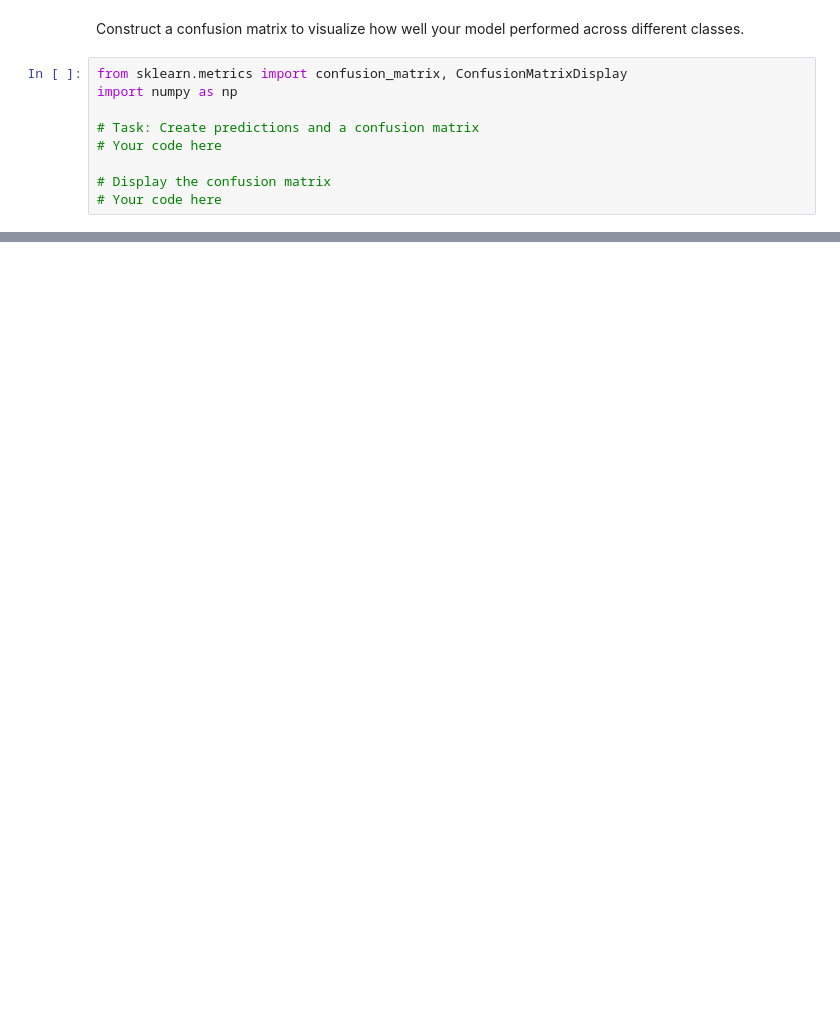
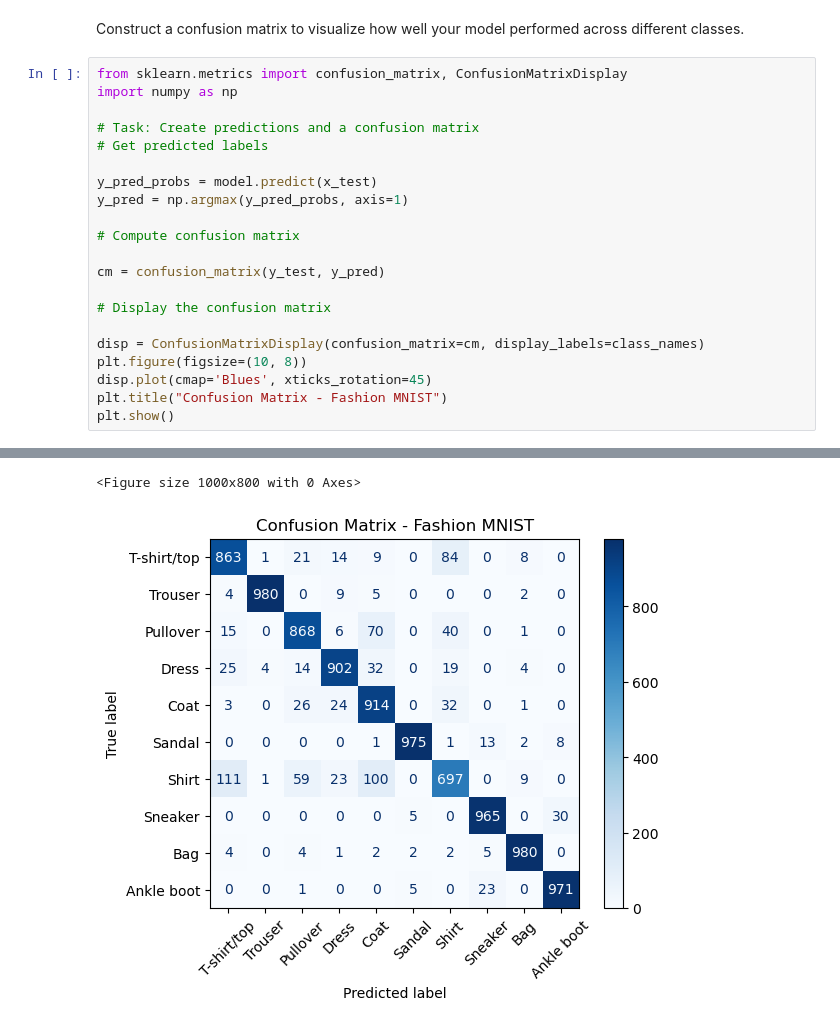
Before and after one commit to ricardomontoyas/W14D2-lab-cnn, a Jupyter notebook: main.ipynb, the cells around one changed output, grey strips where cells are left out. Cells and saved outputs as stored; diff of their text form; blank space fills up the shorter version.

```diff
--- a/main.ipynb
+++ b/main.ipynb
@@ -66,7 +147,20 @@ from sklearn.metrics import confusion_matrix, ConfusionMatrixDisplay
 import numpy as np
 
 # Task: Create predictions and a confusion matrix
-# Your code here
+# Get predicted labels
+
+y_pred_probs = model.predict(x_test)
+y_pred = np.argmax(y_pred_probs, axis=1)
+
+# Compute confusion matrix
+
+cm = confusion_matrix(y_test, y_pred)
 
 # Display the confusion matrix
-# Your code here
+
+disp = ConfusionMatrixDisplay(confusion_matrix=cm, display_labels=class_names)
+plt.figure(figsize=(10, 8))
+disp.plot(cmap='Blues', xticks_rotation=45)
+plt.title("Confusion Matrix - Fashion MNIST")
+plt.show()
+# %% [output]
@@ -72,0 +168,2 @@ import numpy as np
+<Figure size 1000x800 with 0 Axes>
+[figure, added]
```
Also changed, not shown: parts of 10 cells of this notebook.
